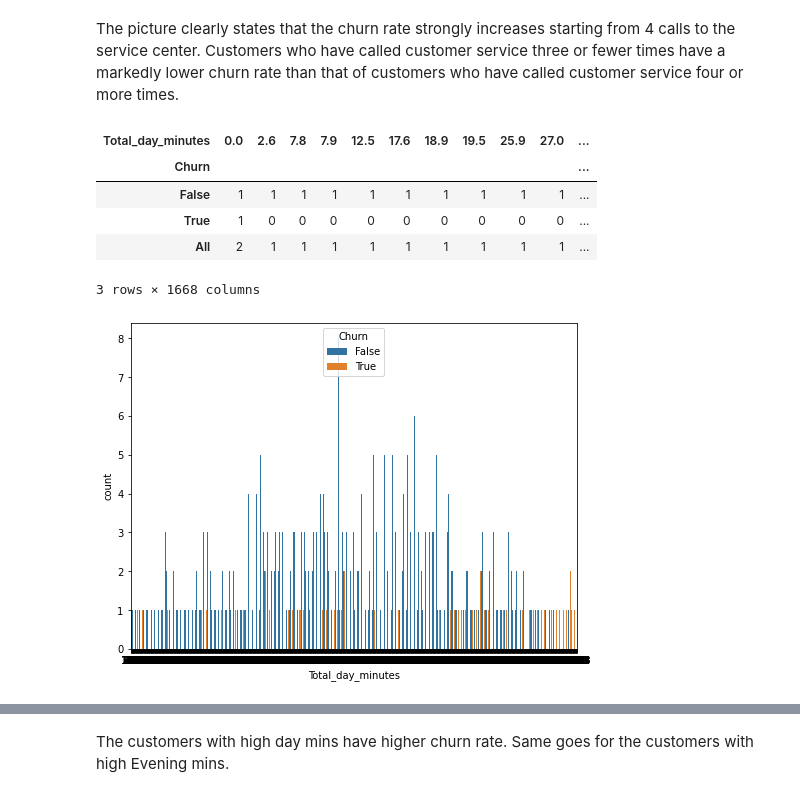
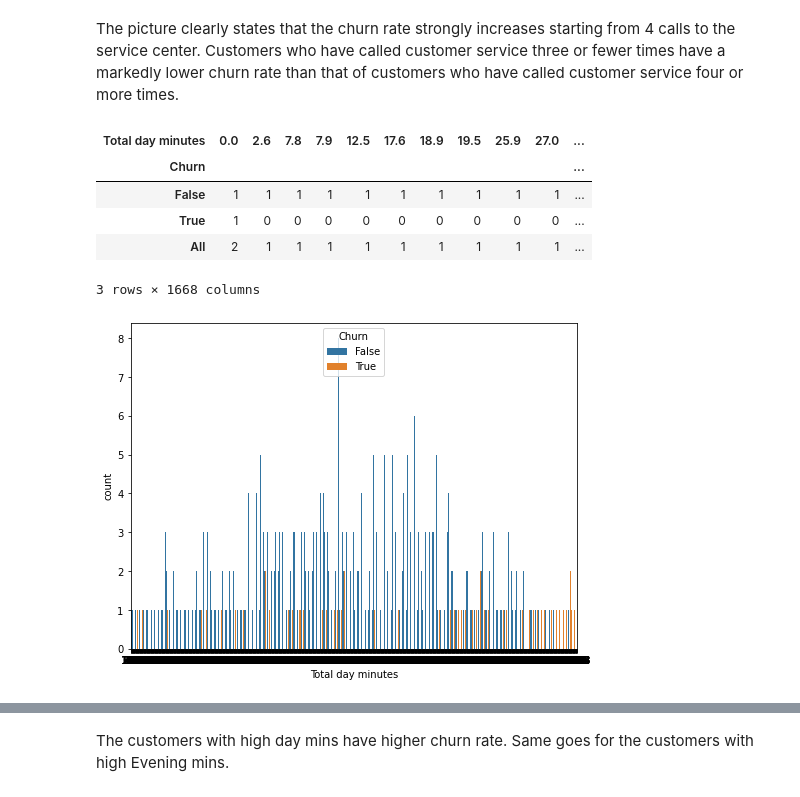
Before and after one commit to Aakash0505/CAPSTONE_1, a Jupyter notebook: Telecom_Churn_Analysis_Capstone_Project_AAKASH_AGRAWAL.ipynb, the cells around one changed output, grey strips where cells are left out. Drawn from its saved outputs; the diff is of its cells as text; code cells hidden in the pictures.

```diff
--- a/Telecom_Churn_Analysis_Capstone_Project_AAKASH_AGRAWAL.ipynb
+++ b/Telecom_Churn_Analysis_Capstone_Project_AAKASH_AGRAWAL.ipynb
@@ -126,8 +169,0 @@ because In data cleaning part spaces will show error
-# %%
-data.columns = ['State', 'Account_length', 'Area_code', 'International_plan',
-       'Voice_mail_plan', 'Number_vmail_messages', 'Total_day_minutes',
-       'Total_day_calls', 'Total_day_charge', 'Total_eve_minutes',
-       'Total_eve_calls', 'Total_eve_charge', 'Total_night_minutes',
-       'Total_night_calls', 'Total_night_charge', 'Total_intl_minutes',
-       'Total_intl_calls', 'Total_intl_charge', 'Customer_service_calls',
-       'Churn']
@@ -325,9 +360,9 @@ sns.countplot(x="Customer_service_calls", hue='Churn', data=data1);
 # %% [markdown]
 The picture clearly states that the churn rate strongly increases starting from 4 calls to the service center. Customers who have called customer service three or fewer times have a markedly lower churn rate than that of customers who have called customer service four or more times.
 # %%
-pd.crosstab(data1['Churn'], data1["Total_day_minutes"], margins=True)
+pd.crosstab(data['Churn'], data["Total day minutes"], margins=True)
 # %% [output]
-| Total_day_minutes | 0.0 | 2.6 | 7.8 | 7.9 | 12.5 | 17.6 | 18.9 | 19.5 | 25.9 | 27.0 | ... |
+| Total day minutes | 0.0 | 2.6 | 7.8 | 7.9 | 12.5 | 17.6 | 18.9 | 19.5 | 25.9 | 27.0 | ... |
 | Churn |  |  |  |  |  |  |  |  |  |  | ... |
 | False | 1 | 1 | 1 | 1 | 1 | 1 | 1 | 1 | 1 | 1 | ... |
 | True | 1 | 0 | 0 | 0 | 0 | 0 | 0 | 0 | 0 | 0 | ... |
@@ -335,6 +370,6 @@ pd.crosstab(data1['Churn'], data1["Total_day_minutes"], margins=True)
 3 rows × 1668 columns
 # %%
 plt.rcParams['figure.figsize'] = (8, 6)
-sns.countplot(x="Total_day_minutes", hue='Churn', data=data1);
+sns.countplot(x="Total day minutes", hue='Churn', data=data);
 # %% [output]
-[figure, old version]
+[figure, new version]
```
Also changed, not shown: parts of 55 cells of this notebook.
